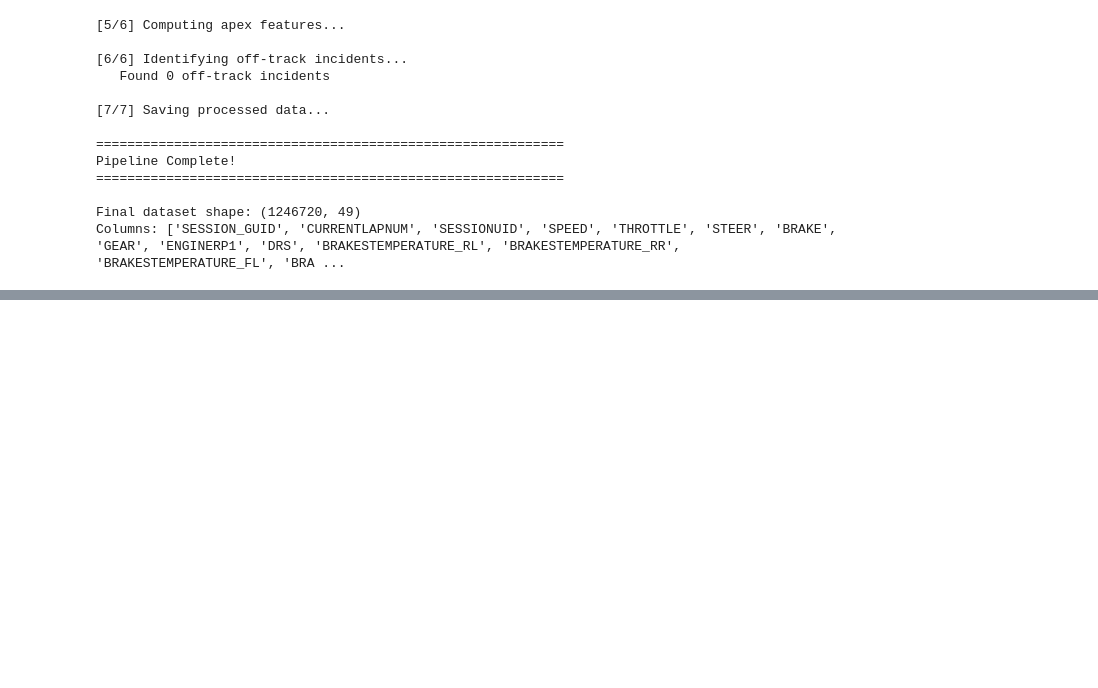
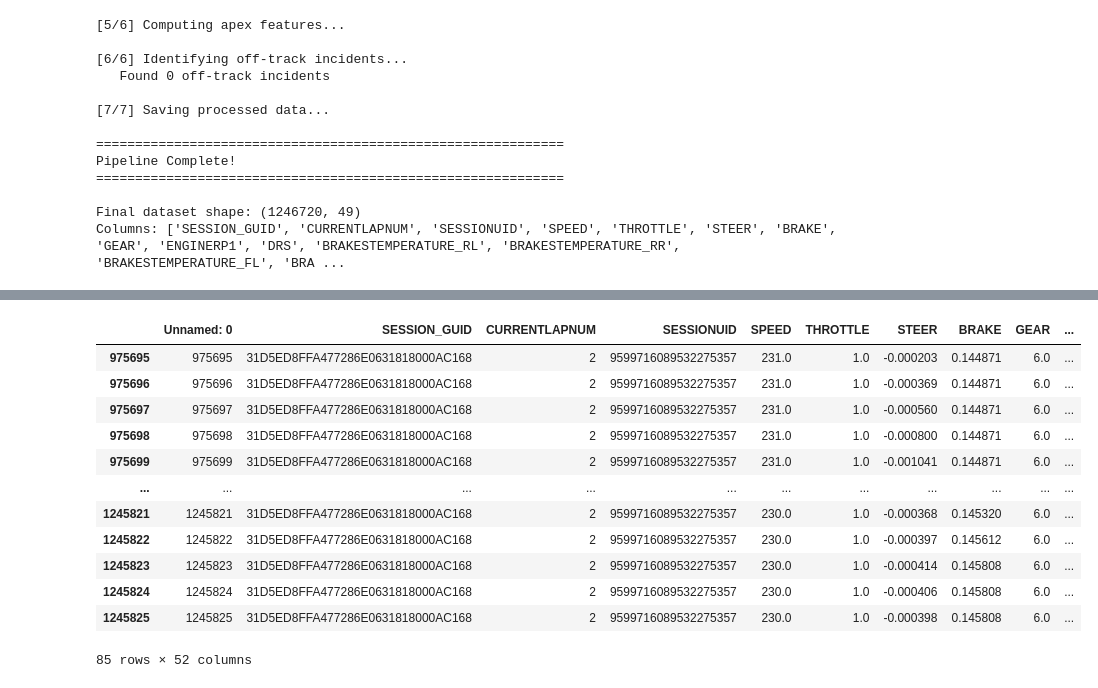
Before and after one commit to Samukat/Data3001G2, a Jupyter notebook: testing_run.ipynb, the cells around one changed output, grey strips where cells are left out. Cells and saved outputs as stored; diff of their text form; code cells hidden in the pictures; blank space fills up the shorter version.

```diff
--- a/testing_run.ipynb
+++ b/testing_run.ipynb
@@ -60,0 +71,16 @@ cleanned_data.to_csv("data/cleanned_data.csv")
+# %%
+cleanned_data[(cleanned_data["invalid_lap"] == 0) & (cleanned_data["LAPDISTANCE"] < 100) & (cleanned_data["BRAKE"] > 0.1)]
+# %% [output]
+|  | Unnamed: 0 | SESSION_GUID | CURRENTLAPNUM | SESSIONUID | SPEED | THROTTLE | STEER | BRAKE | GEAR | ... |
+| 975695 | 975695 | 31D5ED8FFA477286E0631818000AC168 | 2 | 9599716089532275357 | 231.0 | 1.0 | -0.000203 | 0.144871 | 6.0 | ... |
+| 975696 | 975696 | 31D5ED8FFA477286E0631818000AC168 | 2 | 9599716089532275357 | 231.0 | 1.0 | -0.000369 | 0.144871 | 6.0 | ... |
+| 975697 | 975697 | 31D5ED8FFA477286E0631818000AC168 | 2 | 9599716089532275357 | 231.0 | 1.0 | -0.000560 | 0.144871 | 6.0 | ... |
+| 975698 | 975698 | 31D5ED8FFA477286E0631818000AC168 | 2 | 9599716089532275357 | 231.0 | 1.0 | -0.000800 | 0.144871 | 6.0 | ... |
+| 975699 | 975699 | 31D5ED8FFA477286E0631818000AC168 | 2 | 9599716089532275357 | 231.0 | 1.0 | -0.001041 | 0.144871 | 6.0 | ... |
+| ... | ... | ... | ... | ... | ... | ... | ... | ... | ... | ... |
+| 1245821 | 1245821 | 31D5ED8FFA477286E0631818000AC168 | 2 | 9599716089532275357 | 230.0 | 1.0 | -0.000368 | 0.145320 | 6.0 | ... |
+| 1245822 | 1245822 | 31D5ED8FFA477286E0631818000AC168 | 2 | 9599716089532275357 | 230.0 | 1.0 | -0.000397 | 0.145612 | 6.0 | ... |
+| 1245823 | 1245823 | 31D5ED8FFA477286E0631818000AC168 | 2 | 9599716089532275357 | 230.0 | 1.0 | -0.000414 | 0.145808 | 6.0 | ... |
+| 1245824 | 1245824 | 31D5ED8FFA477286E0631818000AC168 | 2 | 9599716089532275357 | 230.0 | 1.0 | -0.000406 | 0.145808 | 6.0 | ... |
+| 1245825 | 1245825 | 31D5ED8FFA477286E0631818000AC168 | 2 | 9599716089532275357 | 230.0 | 1.0 | -0.000398 | 0.145808 | 6.0 | ... |
+85 rows × 52 columns
```
Also changed, not shown: parts of 10 cells of this notebook, 3 other files.
